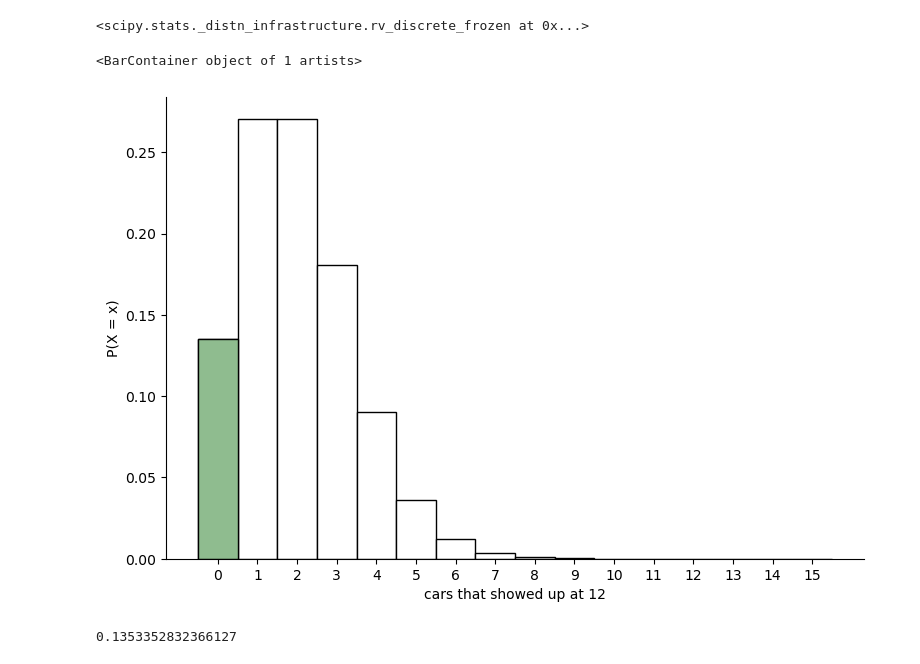
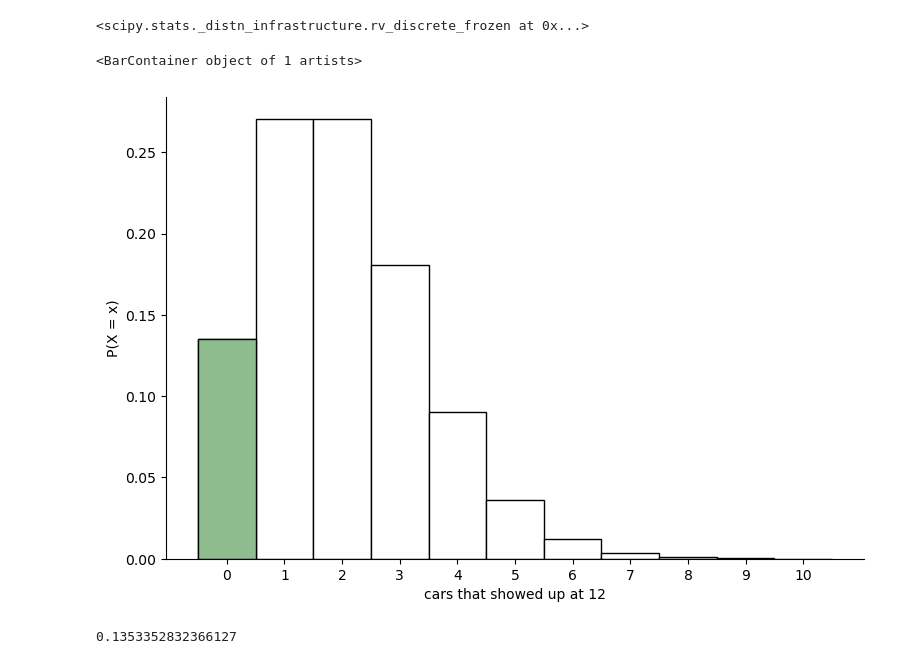
Before and after one commit to wherrickjr/statistics-exercises, a Jupyter notebook: probability_distributions.ipynb, the cells around one changed output. Drawn from its saved outputs; the diff is of its cells as text; code cells hidden in the pictures.

```diff
--- a/probability_distributions.ipynb
+++ b/probability_distributions.ipynb
@@ -12,18 +12,18 @@ stats.poisson(2)
 # %% [output]
 <scipy.stats._distn_infrastructure.rv_discrete_frozen at 0x...>
 # %%
-x = range(16)
+x = range(11)
 y = stats.poisson(2).pmf(x)
 
 plt.figure(figsize=(9, 6))
 plt.bar(x, y, edgecolor='black', color='white', width=1)
 plt.xticks(x)
 plt.ylabel('P(X = x)')
 plt.xlabel('cars that showed up at 12')
 plt.bar(0, stats.poisson(2).pmf(0), width=1, color='darkseagreen', edgecolor='black')
 # %% [output]
 <BarContainer object of 1 artists>
-[figure, old version]
+[figure, new version]
 # %%
 stats.poisson(2).pmf(0) ##probability that no cars show up
 # %% [output]
```
Also changed, not shown: parts of 25 cells of this notebook, 1 other file.
